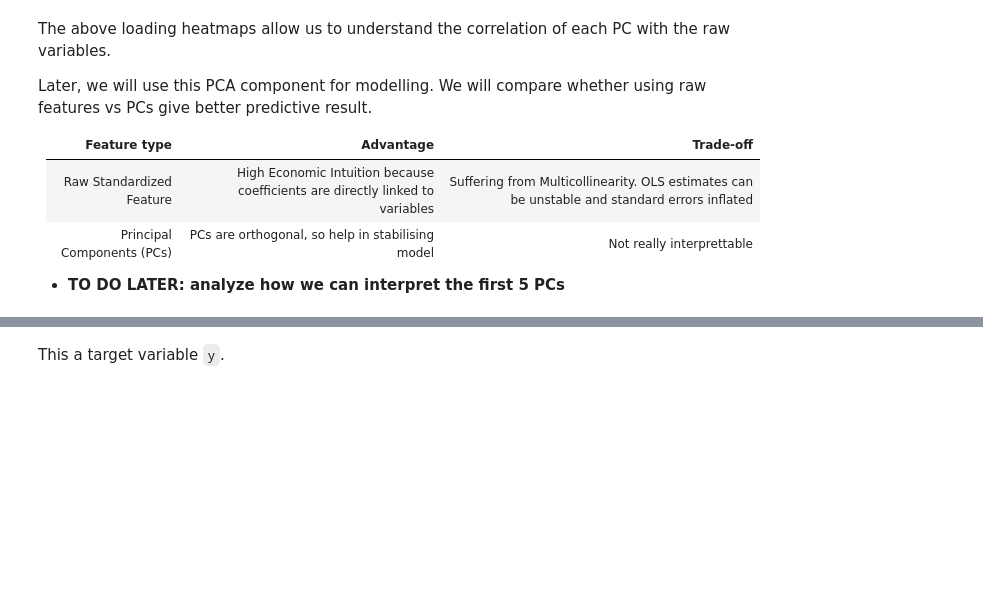
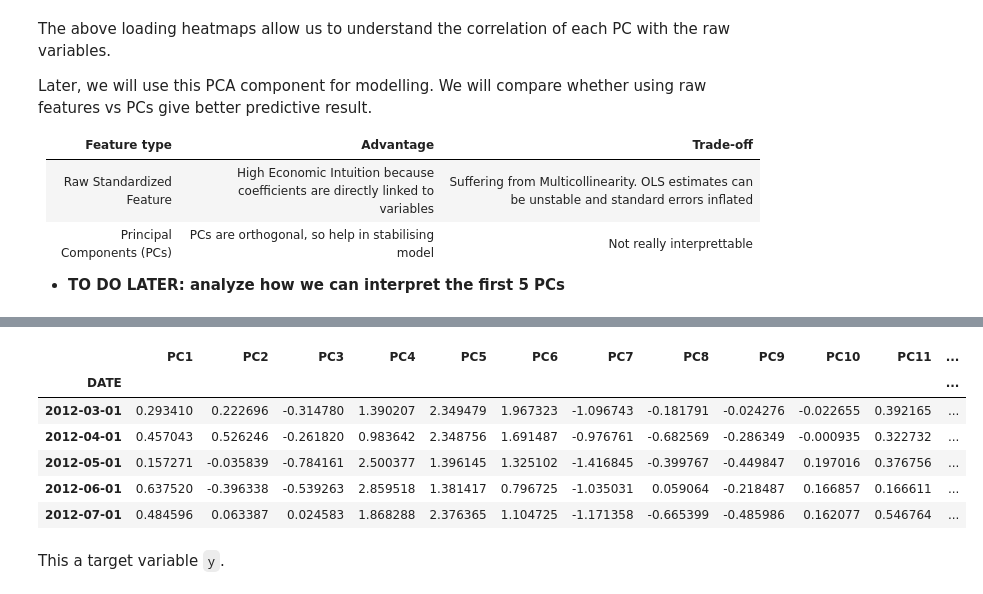
Before and after one commit to nurulputri/Big-Data_US-Treasury-Bonds-Return-Prediction, a Jupyter notebook: US Treasury Bond Return Prediction.ipynb, the cells around one changed output, grey strips where cells are left out. Cells and saved outputs as stored; diff of their text form; code cells hidden in the pictures; blank space fills up the shorter version.

```diff
--- a/US Treasury Bond Return Prediction.ipynb
+++ b/US Treasury Bond Return Prediction.ipynb
@@ -903,3 +920,13 @@ X_pca.head()
+# %%
+X_test_pca.head()
+# %% [output]
+|  | PC1 | PC2 | PC3 | PC4 | PC5 | PC6 | PC7 | PC8 | PC9 | PC10 | PC11 | ... |
+| DATE |  |  |  |  |  |  |  |  |  |  |  | ... |
+| 2012-03-01 | 0.293410 | 0.222696 | -0.314780 | 1.390207 | 2.349479 | 1.967323 | -1.096743 | -0.181791 | -0.024276 | -0.022655 | 0.392165 | ... |
+| 2012-04-01 | 0.457043 | 0.526246 | -0.261820 | 0.983642 | 2.348756 | 1.691487 | -0.976761 | -0.682569 | -0.286349 | -0.000935 | 0.322732 | ... |
+| 2012-05-01 | 0.157271 | -0.035839 | -0.784161 | 2.500377 | 1.396145 | 1.325102 | -1.416845 | -0.399767 | -0.449847 | 0.197016 | 0.376756 | ... |
+| 2012-06-01 | 0.637520 | -0.396338 | -0.539263 | 2.859518 | 1.381417 | 0.796725 | -1.035031 | 0.059064 | -0.218487 | 0.166857 | 0.166611 | ... |
+| 2012-07-01 | 0.484596 | 0.063387 | 0.024583 | 1.868288 | 2.376365 | 1.104725 | -1.171358 | -0.665399 | -0.485986 | 0.162077 | 0.546764 | ... |
 # %% [markdown]
 This a target variable `y`.
 # %%
```
Also changed, not shown: parts of 41 cells of this notebook.
